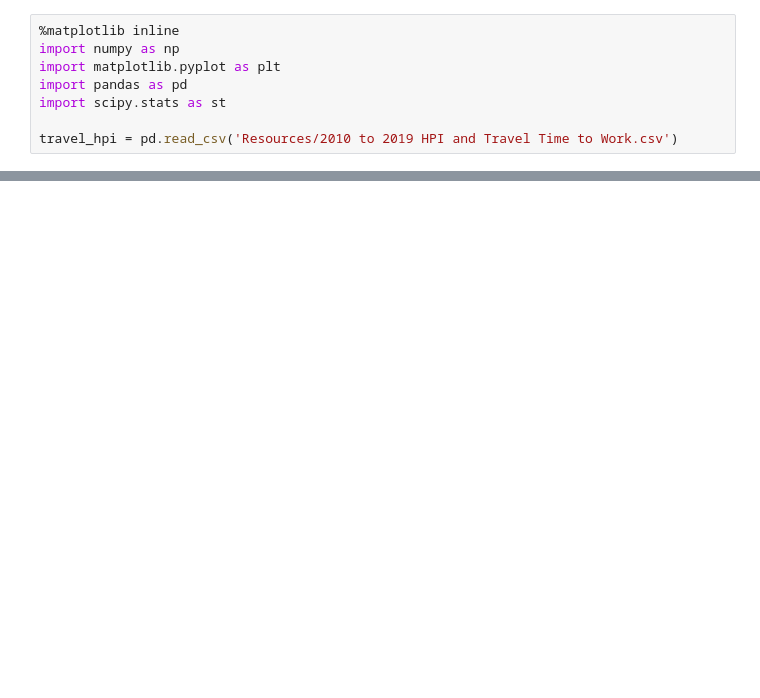
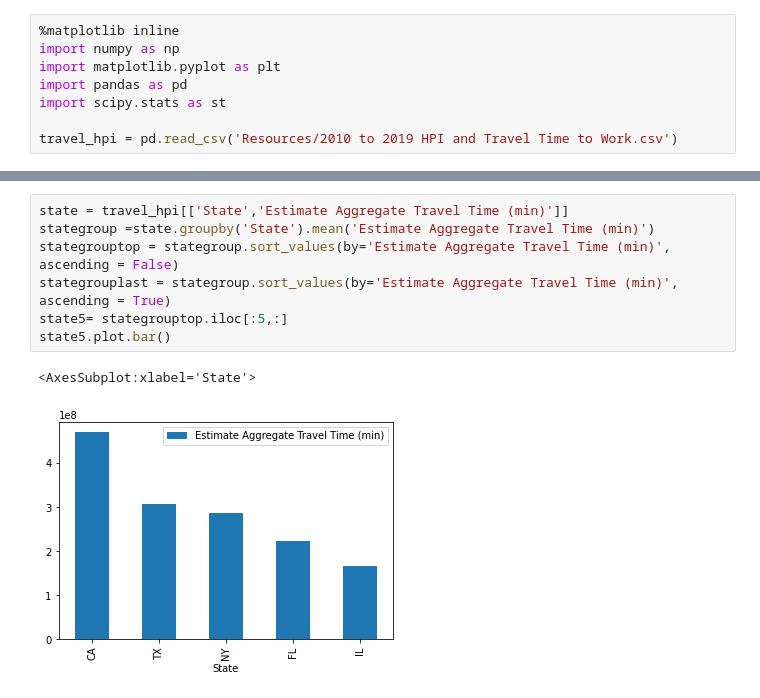
Before and after one commit to alexriiska/Project-1-Housing-Prices-and-Time-Traveled-to-Work, a Jupyter notebook: Travel Time Plotting.ipynb, the cells around one changed output, grey strips where cells are left out. Saved outputs shown, nothing was run; the diff lists cells and outputs as text; blank space fills up the shorter version.

```diff
--- a/Travel Time Plotting.ipynb
+++ b/Travel Time Plotting.ipynb
@@ -81,0 +103,10 @@ plt.show()
+# %%
+state = travel_hpi[['State','Estimate Aggregate Travel Time (min)']]
+stategroup =state.groupby('State').mean('Estimate Aggregate Travel Time (min)')
+stategrouptop = stategroup.sort_values(by='Estimate Aggregate Travel Time (min)', ascending = False)
+stategrouplast = stategroup.sort_values(by='Estimate Aggregate Travel Time (min)', ascending = True)
+state5= stategrouptop.iloc[:5,:]
+state5.plot.bar()
+# %% [output]
+<AxesSubplot:xlabel='State'>
+[figure, added]
```
Also changed, not shown: parts of 10 cells of this notebook.
